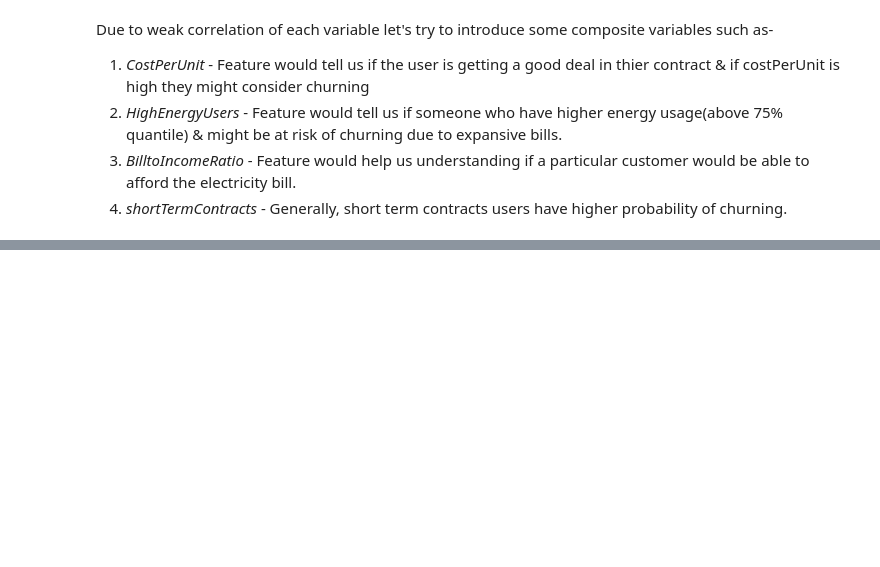
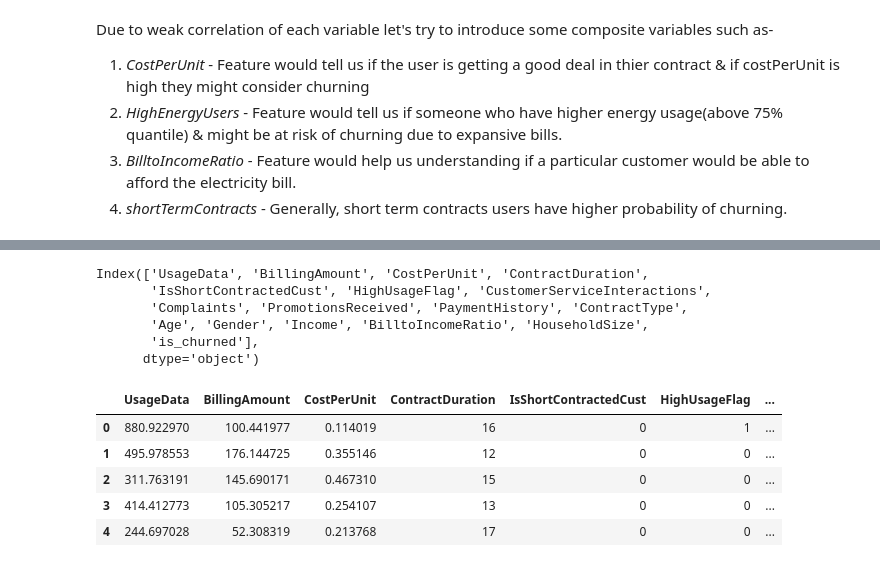
Before and after one commit to Akshaypartha92/forecasting_customer_churn, a Jupyter notebook: notebook/eda_feature_eng.ipynb, the cells around one changed output, grey strips where cells are left out. Cells and saved outputs as stored; diff of their text form; code cells hidden in the pictures; blank space fills up the shorter version.

```diff
--- a/notebook/eda_feature_eng.ipynb
+++ b/notebook/eda_feature_eng.ipynb
@@ -287,0 +329,41 @@ df_feature_eng.head()
+# %%
+df_feature_eng.drop(columns=['Month'])
+# Define the desired column order
+desired_order = [
+    'UsageData',
+    'BillingAmount',
+    'CostPerUnit',
+    'ContractDuration',
+    'IsShortContractedCust',
+    'HighUsageFlag',
+    'CustomerServiceInteractions',
+    'Complaints',
+    'PromotionsReceived',
+    'PaymentHistory',
+    'ContractType',
+    'Age',
+    'Gender',
+    'Income',
+    'BilltoIncomeRatio',
+    'HouseholdSize',
+    'is_churned'
+]
+# Reorder DataFrame
+df_feature_eng = df_feature_eng[desired_order]
+print(df_feature_eng.columns)
+# %% [output]
+Index(['UsageData', 'BillingAmount', 'CostPerUnit', 'ContractDuration',
+       'IsShortContractedCust', 'HighUsageFlag', 'CustomerServiceInteractions',
+       'Complaints', 'PromotionsReceived', 'PaymentHistory', 'ContractType',
+       'Age', 'Gender', 'Income', 'BilltoIncomeRatio', 'HouseholdSize',
+       'is_churned'],
+      dtype='object')
+# %%
+df_feature_eng.head()
+# %% [output]
+|  | UsageData | BillingAmount | CostPerUnit | ContractDuration | IsShortContractedCust | HighUsageFlag | ... |
+| 0 | 880.922970 | 100.441977 | 0.114019 | 16 | 0 | 1 | ... |
+| 1 | 495.978553 | 176.144725 | 0.355146 | 12 | 0 | 0 | ... |
+| 2 | 311.763191 | 145.690171 | 0.467310 | 15 | 0 | 0 | ... |
+| 3 | 414.412773 | 105.305217 | 0.254107 | 13 | 0 | 0 | ... |
+| 4 | 244.697028 | 52.308319 | 0.213768 | 17 | 0 | 0 | ... |
```
Also changed, not shown: parts of 14 cells of this notebook, 3 other files.
